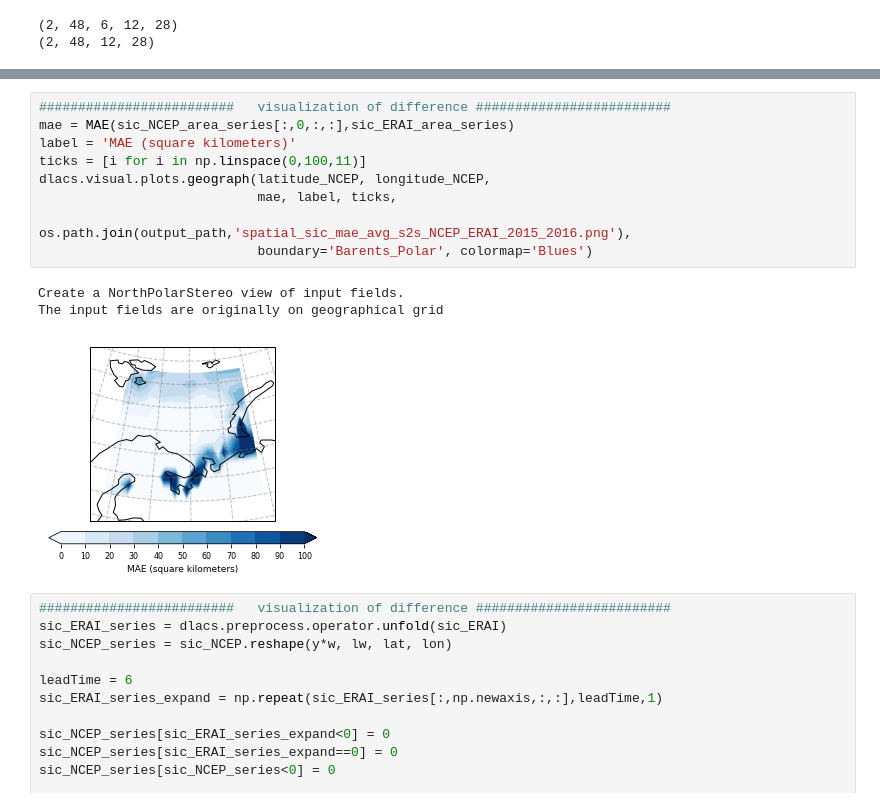
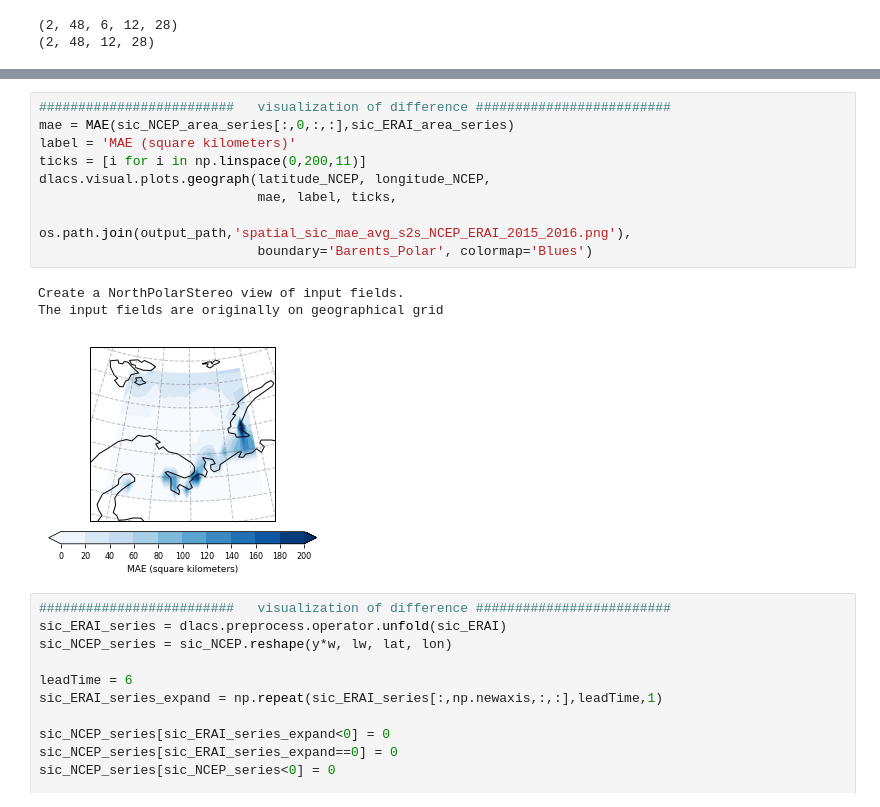
Before and after one commit to geek-yang/DeepArctic, a Jupyter notebook: Map/metric_S2S_NCEP_ERAI_sic_2015_2016.ipynb, the cells around one changed output, grey strips where cells are left out. Cells and saved outputs as stored; diff of their text form.

```diff
--- a/Map/metric_S2S_NCEP_ERAI_sic_2015_2016.ipynb
+++ b/Map/metric_S2S_NCEP_ERAI_sic_2015_2016.ipynb
@@ -288,16 +288,16 @@ Mean RMSE with testing data - NCEP
 # %%
 #########################   visualization of difference #########################
 mae = MAE(sic_NCEP_area_series[:,0,:,:],sic_ERAI_area_series)
 label = 'MAE (square kilometers)'
-ticks = [i for i in np.linspace(0,100,11)]
+ticks = [i for i in np.linspace(0,200,11)]
 dlacs.visual.plots.geograph(latitude_NCEP, longitude_NCEP,
                             mae, label, ticks,
                             os.path.join(output_path,'spatial_sic_mae_avg_s2s_NCEP_ERAI_2015_2016.png'),
                             boundary='Barents_Polar', colormap='Blues')
 # %% [output]
 Create a NorthPolarStereo view of input fields.
 The input fields are originally on geographical grid
-[figure, old version]
+[figure, new version]
 # %%
 #########################   visualization of difference #########################
 sic_ERAI_series = dlacs.preprocess.operator.unfold(sic_ERAI)
```
Also changed, not shown: parts of 1 cell of this notebook, 2 other files.
